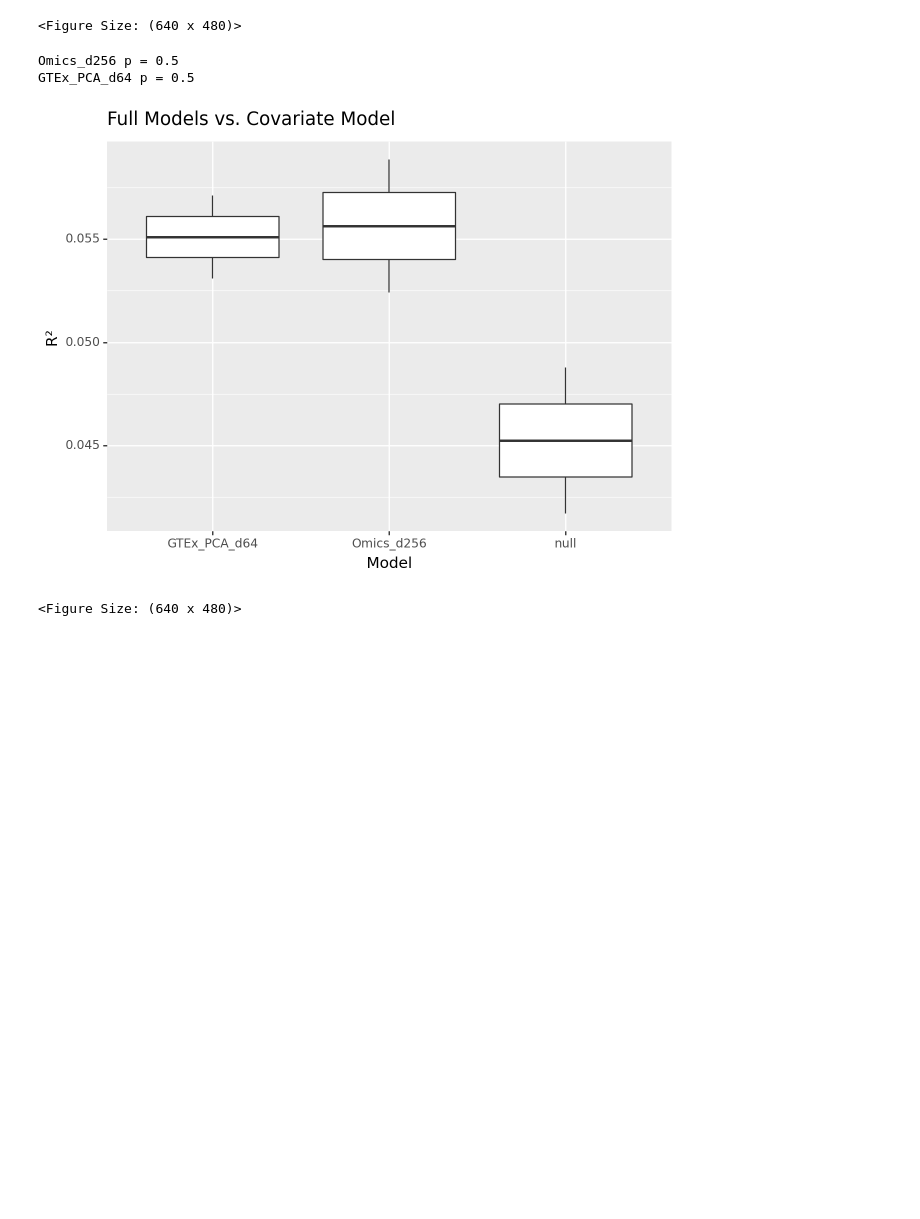
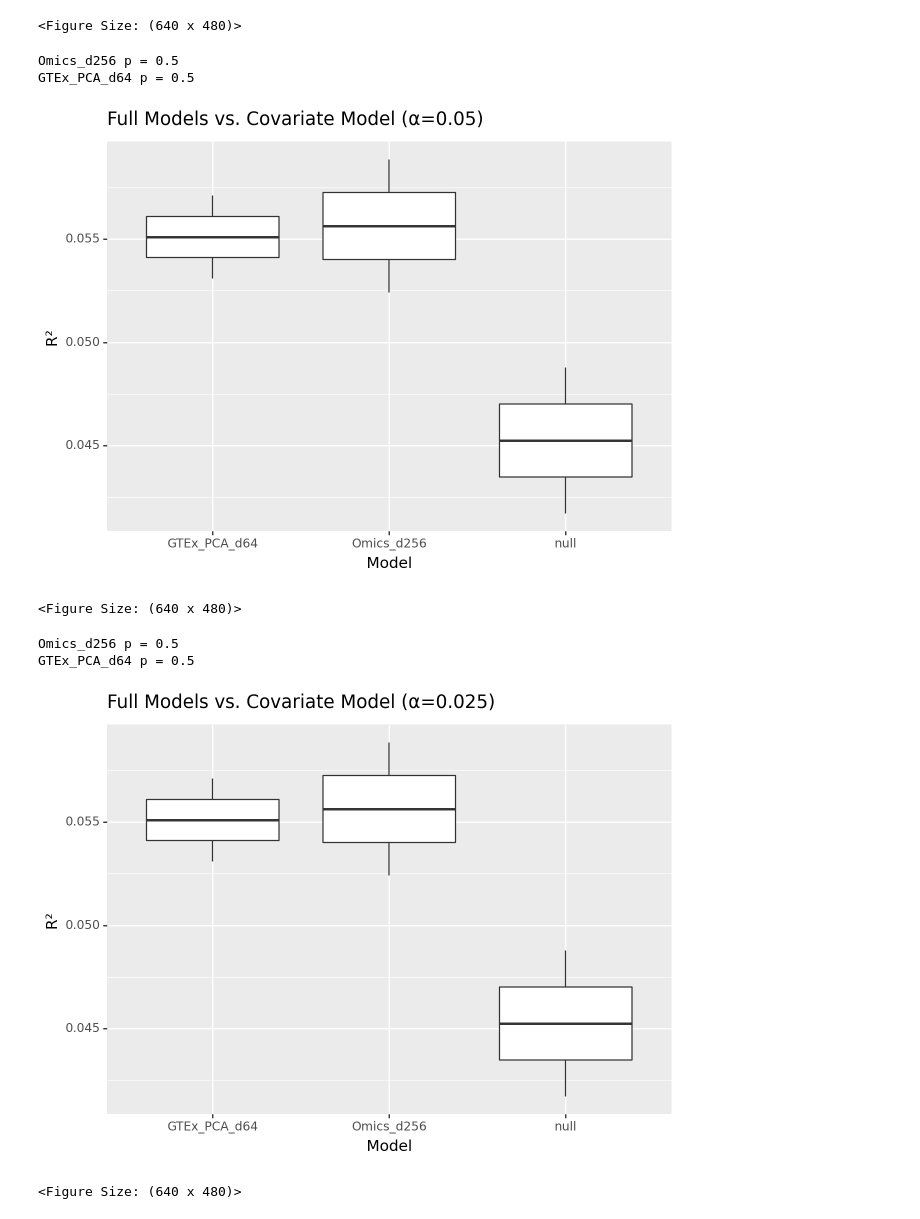
Before and after one commit to niklasbuehler/functional-gene-embeddings, a Jupyter notebook: notebooks/Evaluation.ipynb, the cells around one changed output. Drawn from its saved outputs; the diff is of its cells as text; code cells hidden in the pictures; blank space fills up the shorter version.

Commit message:
Implement multiple testing correction

```diff
--- a/notebooks/Evaluation.ipynb
+++ b/notebooks/Evaluation.ipynb
@@ -266,7 +266,6 @@ def boxplot_all_models(res_df):
     plot_data = res_df[res_df['name'] != 'null']
     return ggplot(plot_data, aes("name", "delta_r2")) + geom_boxplot() + labs(title='Comparison of Models across all Traits', x='Model', y='Delta R²')
 # %%
-# TODO Multiple testing correction?
 def compare_against_null(results, alpha=0.05):
     plot_data = pd.DataFrame(results)[['trait', 'name', 'r2']]
     sig = []
@@ -282,7 +281,7 @@ def compare_against_null(results, alpha=0.05):
     sig = pd.concat(sig)
     plot_data = plot_data.merge(sig, how='left', left_on='name', right_on='model').drop('model', axis=1)
     plot_data['name'] = np.where(plot_data.p_val < alpha, plot_data.name + '*', plot_data.name)
-    return ggplot(plot_data, aes('name', 'r2')) + geom_boxplot() + labs(title='Full Models vs. Covariate Model', x='Model', y='R²')
+    return ggplot(plot_data, aes('name', 'r2')) + geom_boxplot() + labs(title=f'Full Models vs. Covariate Model (α={alpha})', x='Model', y='R²')
 # %% [markdown]
 # Run
 # %%
@@ -389,5 +388,13 @@ compare_against_null(results, alpha=0.05)
 # %% [output]
 Omics_d256 p = 0.5
 GTEx_PCA_d64 p = 0.5
-[figure, old version]
+[figure, new version]
 <Figure Size: (640 x 480)>
+# %%
+num_models = len(models)-1
+compare_against_null(results, alpha=0.05/num_models)
+# %% [output]
+Omics_d256 p = 0.5
+GTEx_PCA_d64 p = 0.5
+[figure, added]
+<Figure Size: (640 x 480)>
```
